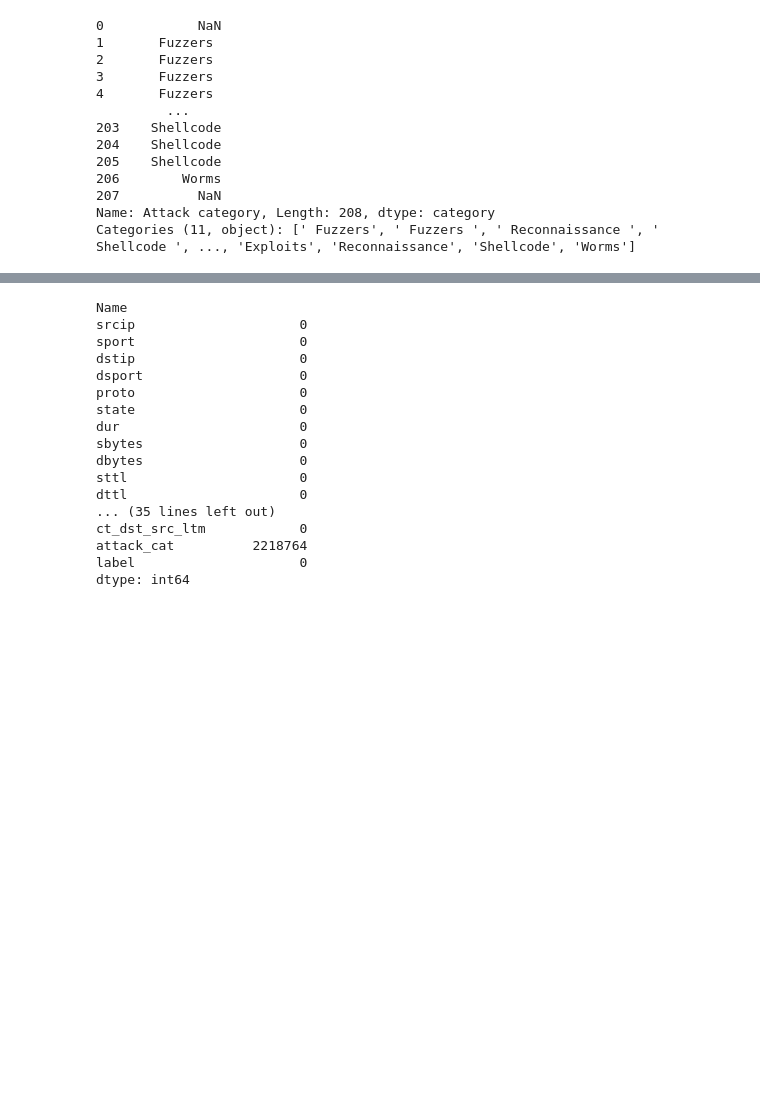
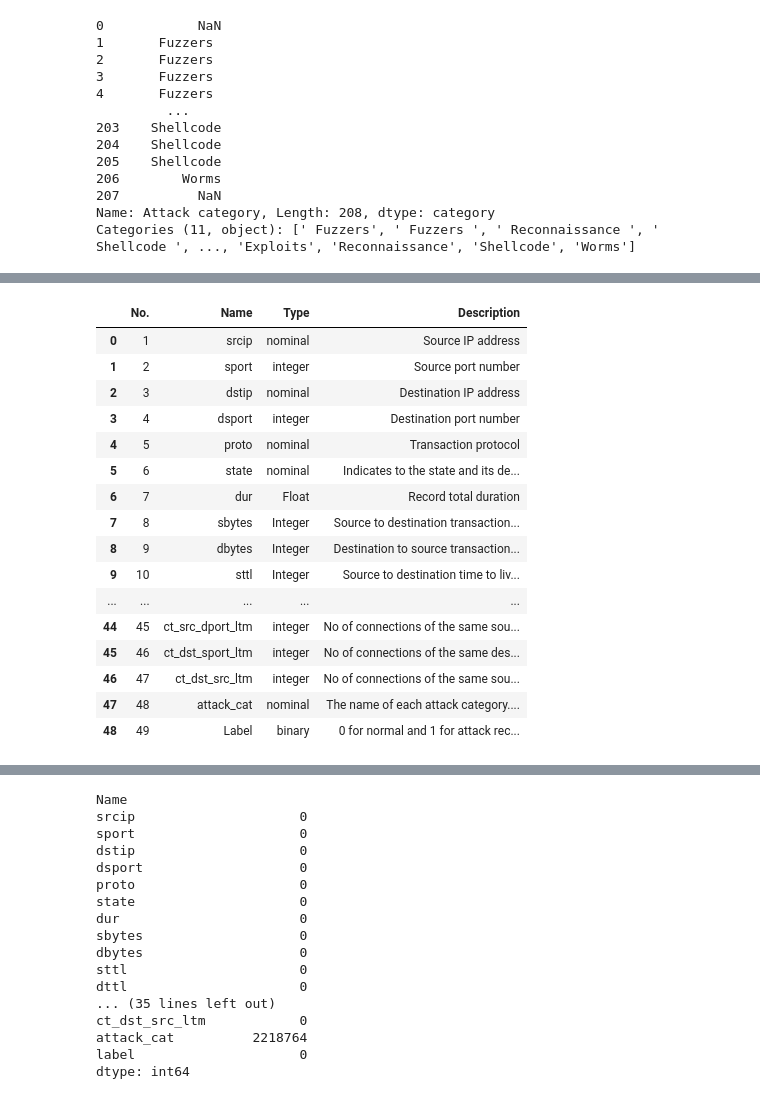
Before and after one commit to Pereli/NIDS, a Jupyter notebook: notebooks/cleaning.ipynb, the cells around one changed output, grey strips where cells are left out. Saved outputs shown, nothing was run; the diff lists cells and outputs as text; code cells hidden in the pictures; blank space fills up the shorter version.

```diff
--- a/notebooks/cleaning.ipynb
+++ b/notebooks/cleaning.ipynb
@@ -111,6 +111,27 @@ df.tail()
 | 2540044 | 59.166.0.3 | 21511 | 149.171.126.9 | 21 | tcp | CON | 6.335154 | 1802 | 2088 | 31 | 29 | ... |
 | 2540045 | 59.166.0.9 | 35433 | 149.171.126.0 | 80 | tcp | CON | 2.200934 | 3498 | 166054 | 31 | 29 | ... |
 | 2540046 | 175.45.176.0 | 17293 | 149.171.126.17 | 110 | tcp | CON | 0.942984 | 574 | 676 | 62 | 252 | ... |
+# %%
+features = pd.read_csv('../data/NUSW-NB15_features.csv', encoding='cp1252')
+features
+# %% [output]
+|  | No. | Name | Type | Description |
+| 0 | 1 | srcip | nominal | Source IP address |
+| 1 | 2 | sport | integer | Source port number |
+| 2 | 3 | dstip | nominal | Destination IP address |
+| 3 | 4 | dsport | integer | Destination port number |
+| 4 | 5 | proto | nominal | Transaction protocol |
+| 5 | 6 | state | nominal | Indicates to the state and its de... |
+| 6 | 7 | dur | Float | Record total duration |
+| 7 | 8 | sbytes | Integer | Source to destination transaction... |
+| 8 | 9 | dbytes | Integer | Destination to source transaction... |
+| 9 | 10 | sttl | Integer | Source to destination time to liv... |
+| ... | ... | ... | ... | ... |
+| 44 | 45 | ct_src_dport_ltm | integer | No of connections of the same sou... |
+| 45 | 46 | ct_dst_sport_ltm | integer | No of connections of the same des... |
+| 46 | 47 | ct_dst_src_ltm | integer | No of connections of the same sou... |
+| 47 | 48 | attack_cat | nominal | The name of each attack category.... |
+| 48 | 49 | Label | binary | 0 for normal and 1 for attack rec... |
 # %%
 # naming columns with NUSW-NB15_features.csv
 
```
Also changed, not shown: parts of 38 cells of this notebook, 13 other files.
